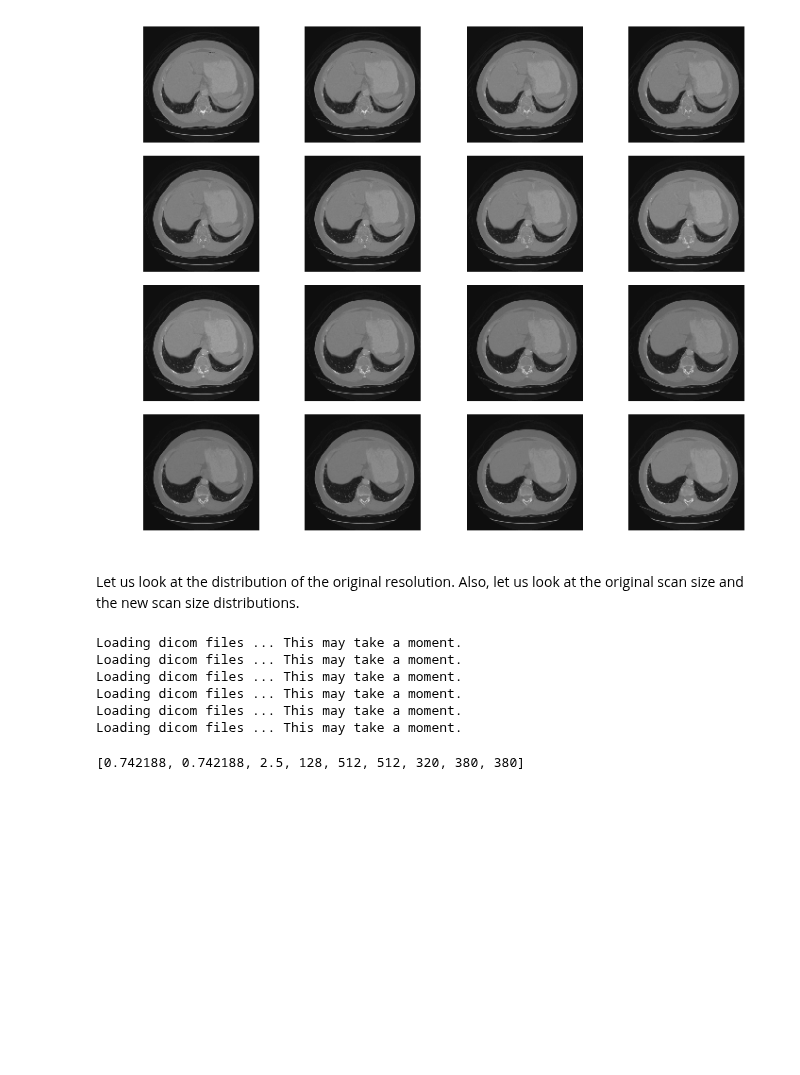
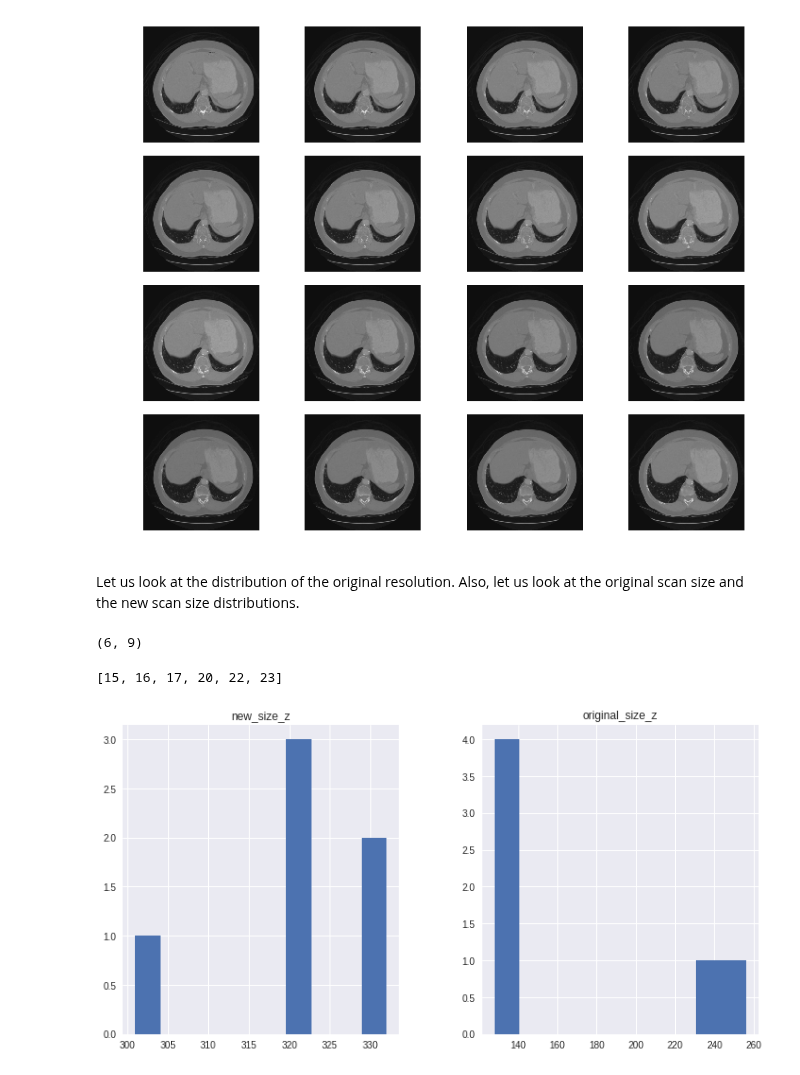
Before and after one commit to MariamQusai/DLToolboxImg, a Jupyter notebook: DL_005_Preprocessing_resample_to_new_resolution.ipynb, the cells around one changed output. Drawn from its saved outputs; the diff is of its cells as text; code cells hidden in the pictures; blank space fills up the shorter version.

```diff
--- a/DL_005_Preprocessing_resample_to_new_resolution.ipynb
+++ b/DL_005_Preprocessing_resample_to_new_resolution.ipynb
@@ -496,30 +496,37 @@ plt.show()
 # %% [markdown]
 Let us look at the distribution of the original resolution. Also, let us look at the original scan size and the new scan size distributions.
 # %%
-df = []
-columns=['original_spacing_x','original_spacing_y','original_spacing_z',
-           'original_size_z','original_size_x','original_size_y',
-          'new_size_z','new_size_x','new_size_y']
-for scan_id in scan_id_train:
-  scan_1 = ctscan(scan_id)
-  L=[scan_1.original_spacing,scan_1.image.shape,scan_1.image_resampled.shape]
-  row = [v for sublist in L for v in sublist]
+if False:
+  df = []
+  columns=['original_spacing_x','original_spacing_y','original_spacing_z',
+             'original_size_z','original_size_x','original_size_y',
+            'new_size_z','new_size_x','new_size_y']
+  for scan_id in scan_id_train:
+    scan_1 = ctscan(scan_id)
+    L=[scan_1.original_spacing,scan_1.image.shape,scan_1.image_resampled.shape]
+    row = [v for sublist in L for v in sublist]
 
-  df.append(row)
+    df.append(row)
 
-filename = "drive/size_distribution_train.csv"
-df1=pd.DataFrame(df,columns=columns)
-df1.to_csv(filename)
+  filename = "drive/size_distribution_train.csv"
+  df1=pd.DataFrame(df,columns=columns)
+  df1.to_csv(filename)
+else:
+  df1 = pd.read_csv(filename)
-# %% [output]
-Loading dicom files ... This may take a moment.
-Loading dicom files ... This may take a moment.
-Loading dicom files ... This may take a moment.
-Loading dicom files ... This may take a moment.
-Loading dicom files ... This may take a moment.
-Loading dicom files ... This may take a moment.
-# %%
-L=[scan_1.original_spacing,scan_1.image.shape,scan_1.image_resampled.shape]
-L = [v for sublist in L for v in sublist]
-L
-# %% [output]
-[0.742188, 0.742188, 2.5, 128, 512, 512, 320, 380, 380]
+# %%
+df1.shape
+# %% [output]
+(6, 9)
+# %%
+scan_id_train
+# %% [output]
+[15, 16, 17, 20, 22, 23]
+# %%
+#look at  the distribution of nodules after filtering
+columns=[
+             'original_size_z',
+            'new_size_z']
+df1.hist(column=columns,figsize=(12,6))
+plt.show()
+# %% [output]
+[figure, added]
```
Also changed, not shown: parts of 3 cells of this notebook.
